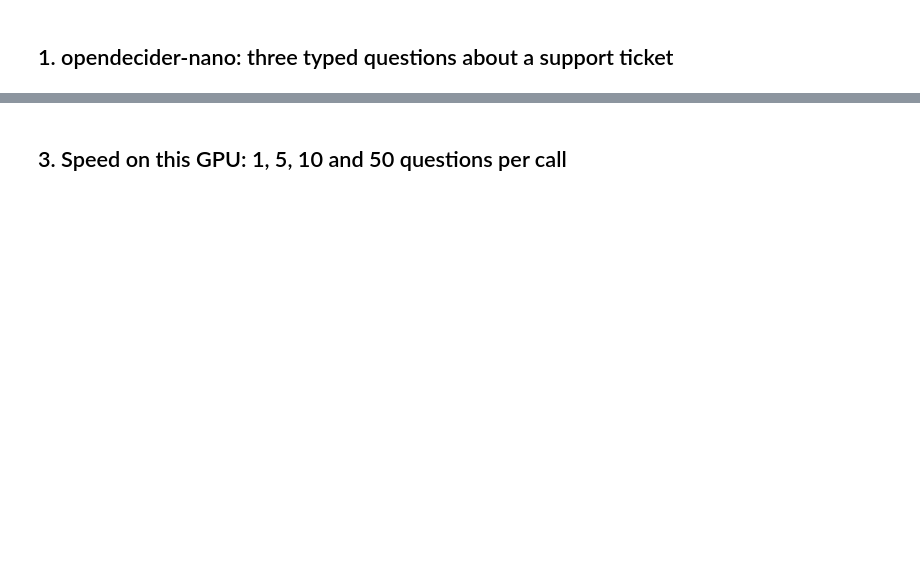
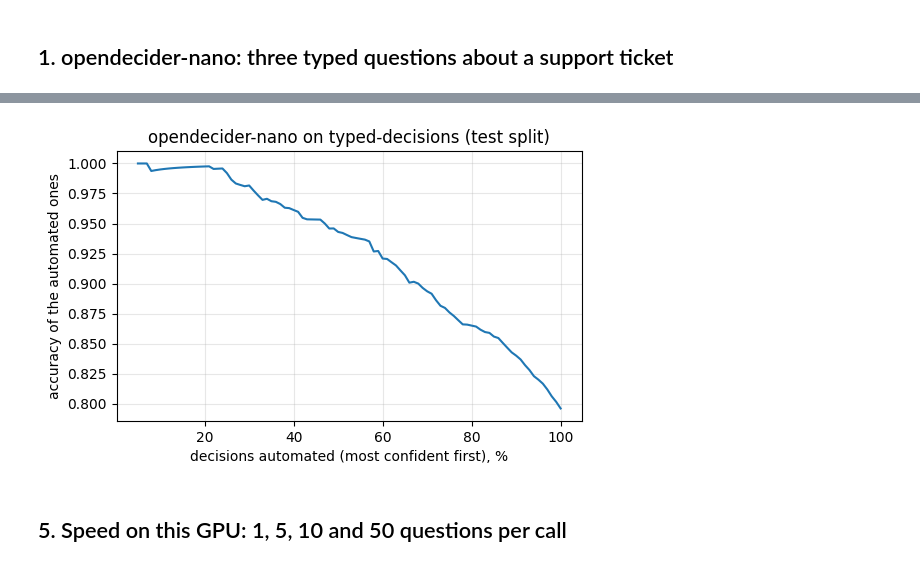
Before and after one commit to manjunathshiva/opendecider, a Jupyter notebook: notebooks/opendecider_colab.ipynb, the cells around one changed output, grey strips where cells are left out. Cells and saved outputs as stored; diff of their text form; code cells hidden in the pictures; blank space fills up the shorter version.

```diff
--- a/notebooks/opendecider_colab.ipynb
+++ b/notebooks/opendecider_colab.ipynb
@@ -50,0 +78,9 @@ for name, a in r["answers"].items():
+# %%
+tickets = ["The dashboard shows a 500 error since this morning and my whole team is blocked.",
+           "How do I add a second admin to our workspace? No rush.",
+           "Third outage this month. Send me the cancellation form.",
+           "Do you offer a discount on the annual plan for nonprofits?"]
+for t, r in zip(tickets, nano.system_one_batch(tickets, questions)):
+    a = r["answers"]
+    print(f"{t[:55]:<55} {a['department']['choice']:<9} urgency {a['urgency']['score']}  "
+          f"churn p = {a['churn_risk']['noul']:.2f}")
@@ -50,0 +99,20 @@ for name, a in r["answers"].items():
+# %%
+import json
+import pandas as pd
+from huggingface_hub import hf_hub_download
+
+cases = pd.read_parquet(hf_hub_download("LocalLLaMA/typed-decisions", "all/test-00000-of-00001.parquet",
+                                        repo_type="dataset"))
+js = lambda v: json.loads(v) if isinstance(v, str) else v
+decisions = []   # (confidence, correct)
+for c in cases.itertuples():
+    gold = js(c.gold)
+    for q, a in nano.system_one(js(c.state), js(c.questions))["answers"].items():
+        pred = ("true" if a["noul"] >= 0.5 else "false") if a["type"] == "noul" else str(a[a["type"]])
+        decisions.append((a["confidence"], pred == str(gold[q]["label"])))
+n = len(decisions)
+print(f"{n} decisions, accuracy {sum(ok for _, ok in decisions) / n:.3f}\n")
+print("automate when p >= | automated | accuracy of automated")
+for t in (0.5, 0.6, 0.7, 0.8, 0.9):
+    auto = [ok for p, ok in decisions if p >= t]
+    print(f"{t:>17.1f} | {len(auto) / n:>8.0%} | {sum(auto) / len(auto):>21.3f}")
@@ -51,4 +128,19 @@ for name, a in r["answers"].items():
+# %%
+import matplotlib.pyplot as plt
+
+ranked = sorted(decisions, key=lambda d: -d[0])
+shares = [k / 100 for k in range(5, 101)]
+acc = [sum(ok for _, ok in ranked[:round(s * n)]) / round(s * n) for s in shares]
+plt.figure(figsize=(6, 3.5))
+plt.plot([s * 100 for s in shares], acc)
+plt.xlabel("decisions automated (most confident first), %")
+plt.ylabel("accuracy of the automated ones")
+plt.title("opendecider-nano on typed-decisions (test split)")
+plt.grid(alpha=0.3)
+plt.show()
+# %% [output]
+[figure, added]
 # %% [markdown]
-## 3. Speed on this GPU: 1, 5, 10 and 50 questions per call
+## 5. Speed on this GPU: 1, 5, 10 and 50 questions per call
 # %%
 !python -m opendecider.bench_speed manjunathshiva/opendecider-nano
```
Also changed, not shown: parts of 24 cells of this notebook, 9 other files.
